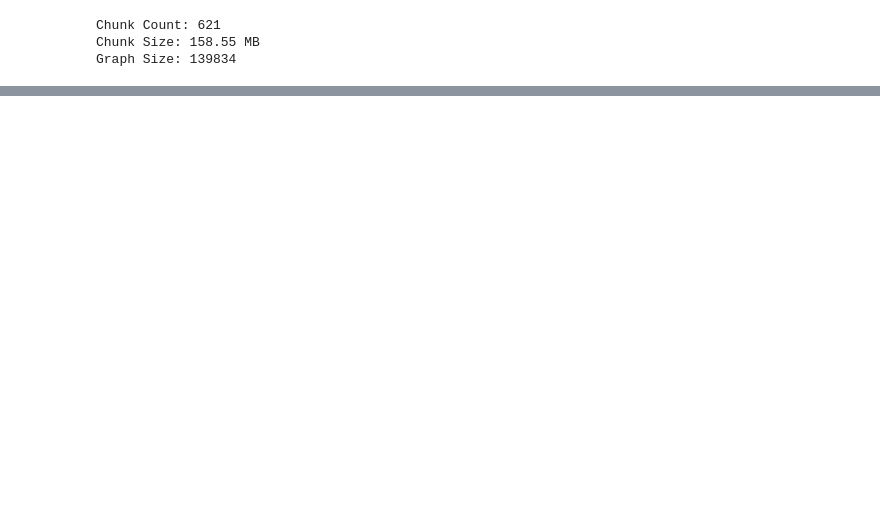
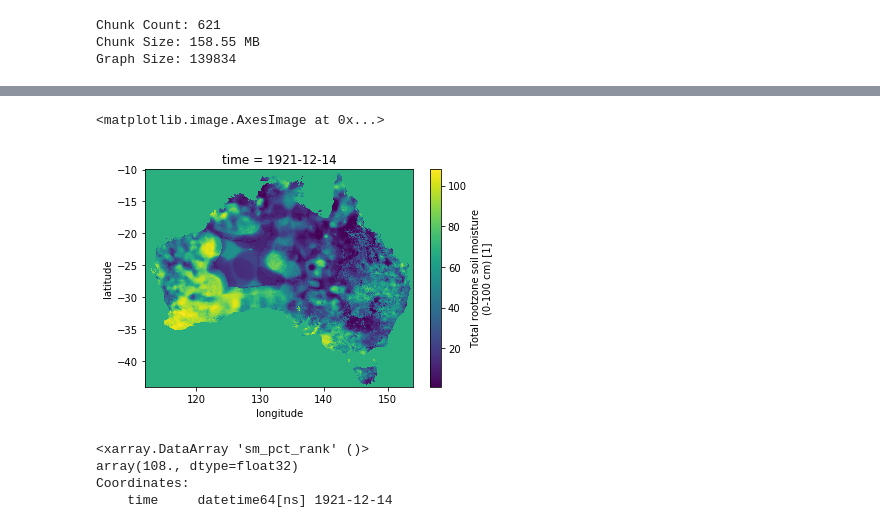
Before and after one commit to ScottWales/climtas, a Jupyter notebook: notebooks/ranking.ipynb, the cells around one changed output, grey strips where cells are left out. Saved outputs shown, nothing was run; the diff lists cells and outputs as text; code cells hidden in the pictures; blank space fills up the shorter version.

```diff
--- a/notebooks/ranking.ipynb
+++ b/notebooks/ranking.ipynb
@@ -94,0 +98,3 @@ climtas.io.to_netcdf_throttled(r, '~/scratch/test.nc')
+# %%
+result = xarray.open_dataset('~/scratch/test.nc', chunks={'latitude':10, 'longitude': 100, 'time': 300})
+result
@@ -94,0 +110,12 @@ climtas.io.to_netcdf_throttled(r, '~/scratch/test.nc')
+# %%
+result.sm_pct_rank[4000,:,:].plot.imshow()
+# %% [output]
+<matplotlib.image.AxesImage at 0x...>
+[figure, added]
+# %%
+result.sm_pct_rank[4000,:,:].max().load()
+# %% [output]
+<xarray.DataArray 'sm_pct_rank' ()>
+array(108., dtype=float32)
+Coordinates:
+    time     datetime64[ns] 1921-12-14
```
Also changed, not shown: parts of 9 cells of this notebook, 1 other file.
